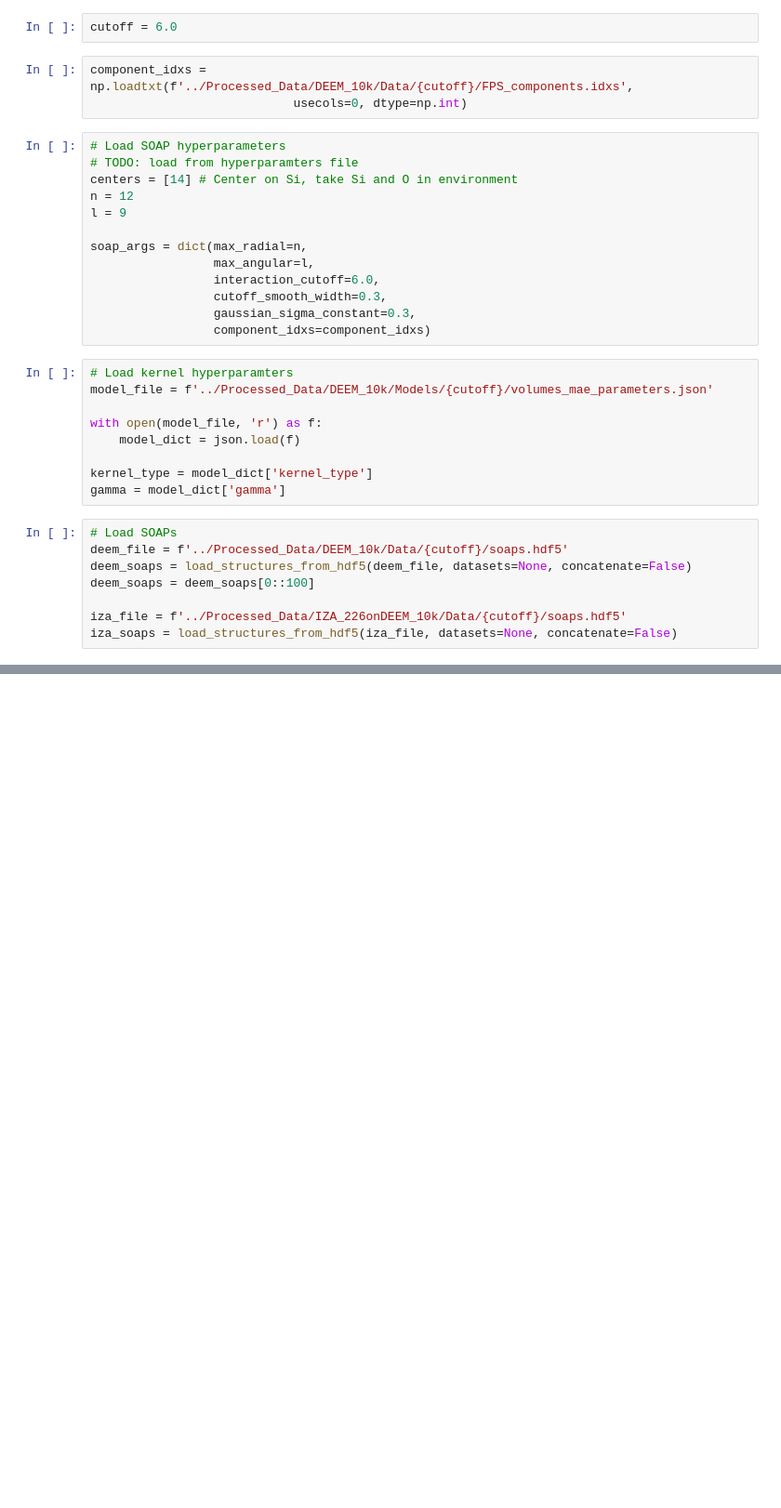
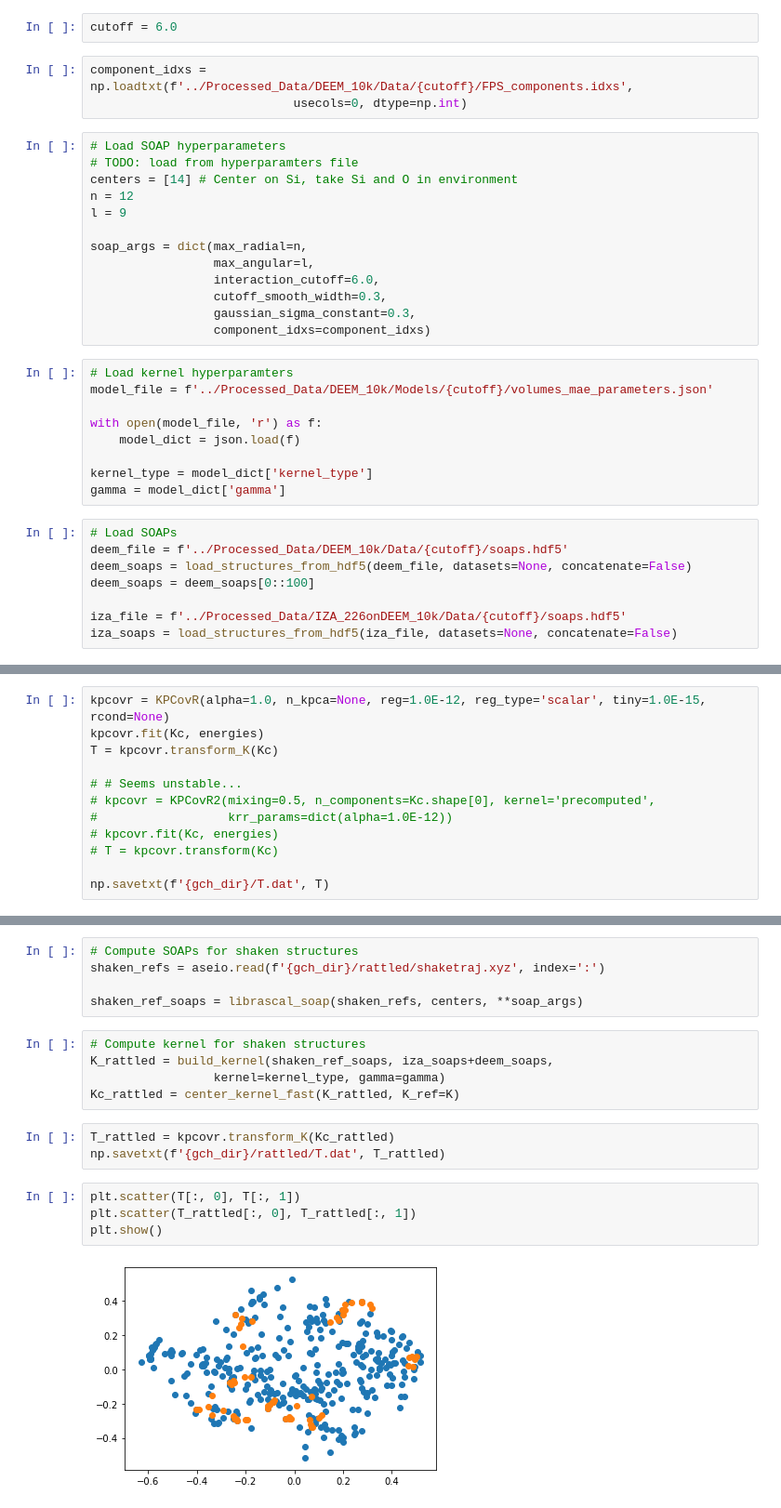
Before and after one commit to bhelfrecht/zeolites_iza-deem, a Jupyter notebook: Scripts/gch.ipynb, the cells around one changed output, grey strips where cells are left out. Shown at 93% size. Drawn from its saved outputs; the diff is of its cells as text; blank space fills up the shorter version.

```diff
--- a/Scripts/gch.ipynb
+++ b/Scripts/gch.ipynb
@@ -148,0 +237,12 @@ vprobprune.shape
+# %%
+kpcovr = KPCovR(alpha=1.0, n_kpca=None, reg=1.0E-12, reg_type='scalar', tiny=1.0E-15, rcond=None)
+kpcovr.fit(Kc, energies)
+T = kpcovr.transform_K(Kc)
+
+# # Seems unstable...
+# kpcovr = KPCovR2(mixing=0.5, n_components=Kc.shape[0], kernel='precomputed',
+#                  krr_params=dict(alpha=1.0E-12))
+# kpcovr.fit(Kc, energies)
+# T = kpcovr.transform(Kc)
+
+np.savetxt(f'{gch_dir}/T.dat', T)
@@ -148,0 +272,19 @@ vprobprune.shape
+# %%
+# Compute SOAPs for shaken structures
+shaken_refs = aseio.read(f'{gch_dir}/rattled/shaketraj.xyz', index=':')
+
+shaken_ref_soaps = librascal_soap(shaken_refs, centers, **soap_args)
+# %%
+# Compute kernel for shaken structures
+K_rattled = build_kernel(shaken_ref_soaps, iza_soaps+deem_soaps,
+                 kernel=kernel_type, gamma=gamma)
+Kc_rattled = center_kernel_fast(K_rattled, K_ref=K)
+# %%
+T_rattled = kpcovr.transform_K(Kc_rattled)
+np.savetxt(f'{gch_dir}/rattled/T.dat', T_rattled)
+# %%
+plt.scatter(T[:, 0], T[:, 1])
+plt.scatter(T_rattled[:, 0], T_rattled[:, 1])
+plt.show()
+# %% [output]
+[figure, added]
```
Also changed, not shown: parts of 27 cells of this notebook.
